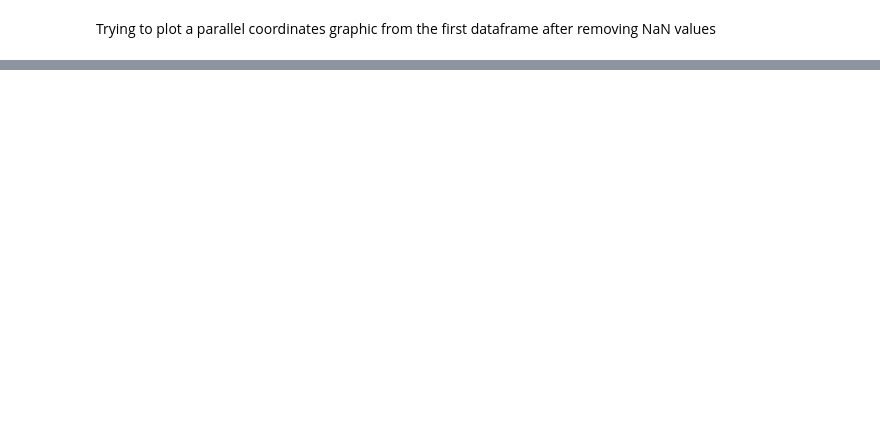
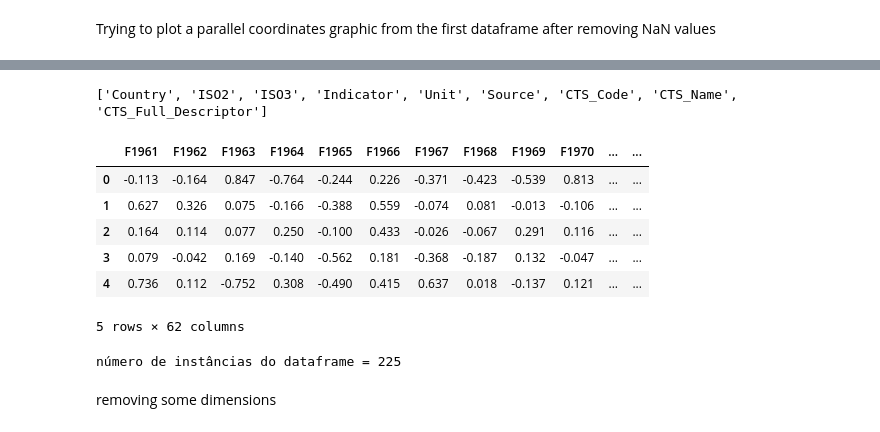
Before and after one commit to Gil-Mendes-Carelli/visualizacao-informacao, a Jupyter notebook: dataset_01_notebook.ipynb, the cells around one changed output, grey strips where cells are left out. Saved outputs shown, nothing was run; the diff lists cells and outputs as text; code cells hidden in the pictures; blank space fills up the shorter version.

```diff
--- a/dataset_01_notebook.ipynb
+++ b/dataset_01_notebook.ipynb
@@ -94,0 +191,2 @@ plt.show()
+# %%
+df_dataset_01 : pd.DataFrame = pd.read_csv('datasets\climate_change_indicators.csv')
@@ -94,0 +270,27 @@ plt.show()
+# %%
+from typing import List
+# finding object columns
+object_columns : List = df_dataset_01.select_dtypes(include='object').columns.to_list()
+print(object_columns)
+# %% [output]
+['Country', 'ISO2', 'ISO3', 'Indicator', 'Unit', 'Source', 'CTS_Code', 'CTS_Name', 'CTS_Full_Descriptor']
+# %%
+# keeping the 'Country's column and dropping all other object columns
+column_values : pd.Series = df_dataset_01.iloc[:, 1]
+# print(column_values)
+column_name_to_save : str = df_dataset_01.columns[1]
+# print(column_name_to_save)
+column_values_to_save : pd.Series = df_dataset_01.iloc[:, 1]
+# print(column_values_to_save)
+# dropping all objects columns
+df_dataset_01_numeric : pd.DataFrame = df_dataset_01.drop(columns=object_columns)
+df_dataset_01_numeric.drop(columns='ObjectId', inplace=True)
+df_dataset_01_numeric.head() # do we have a dataset with country's names and all the numeric values? And about the NaN?
+# %% [output]
+|  | F1961 | F1962 | F1963 | F1964 | F1965 | F1966 | F1967 | F1968 | F1969 | F1970 | ... | ... |
+| 0 | -0.113 | -0.164 | 0.847 | -0.764 | -0.244 | 0.226 | -0.371 | -0.423 | -0.539 | 0.813 | ... | ... |
+| 1 | 0.627 | 0.326 | 0.075 | -0.166 | -0.388 | 0.559 | -0.074 | 0.081 | -0.013 | -0.106 | ... | ... |
+| 2 | 0.164 | 0.114 | 0.077 | 0.250 | -0.100 | 0.433 | -0.026 | -0.067 | 0.291 | 0.116 | ... | ... |
+| 3 | 0.079 | -0.042 | 0.169 | -0.140 | -0.562 | 0.181 | -0.368 | -0.187 | 0.132 | -0.047 | ... | ... |
+| 4 | 0.736 | 0.112 | -0.752 | 0.308 | -0.490 | 0.415 | 0.637 | 0.018 | -0.137 | 0.121 | ... | ... |
+5 rows × 62 columns
@@ -94,0 +299,4 @@ plt.show()
+# %%
+print(f"número de instâncias do dataframe = {df_dataset_01_numeric.shape[0]}") # Nan still on
+# %% [output]
+número de instâncias do dataframe = 225
@@ -94,0 +308,2 @@ plt.show()
+# %% [markdown]
+removing some dimensions
```
Also changed, not shown: parts of 31 cells of this notebook, 52 other files.
